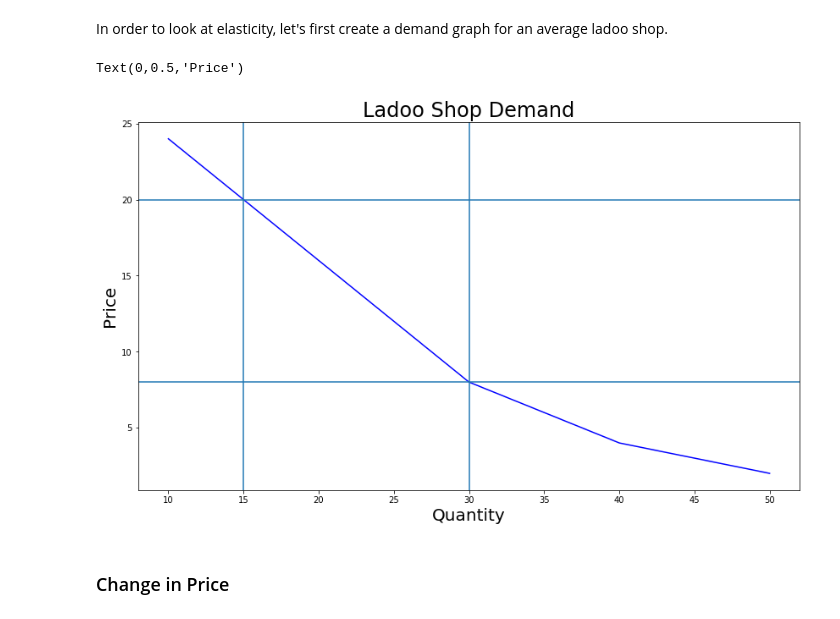
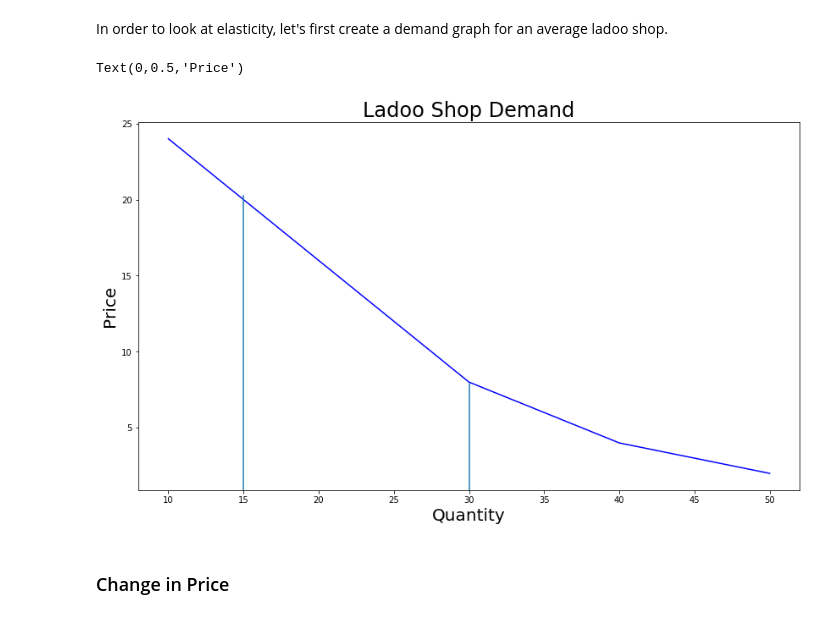
Before and after one commit to TheChanRProject/PieranDataAssistance, a Jupyter notebook: Nishant/elasticity-in-demand.ipynb, the cells around one changed output. Cells and saved outputs as stored; diff of their text form; code cells hidden in the pictures.

```diff
--- a/Nishant/elasticity-in-demand.ipynb
+++ b/Nishant/elasticity-in-demand.ipynb
@@ -33,18 +33,16 @@ In order to look at elasticity, let's first create a demand graph for an average
 # %%
 x_ladoo = np.array([10,20,30,40,50])
 y_ladoo = np.array([24,16,8,4,2])
 fig, ax = plt.subplots(figsize=(14,8))
 ax.plot(x_ladoo, y_ladoo, 'b-')
-plt.axhline(y=8)
-plt.axhline(y=20)
-plt.axvline(x=15)
-plt.axvline(x=30,ymin ymax=8)
+plt.axvline(x=15, ymin=0, ymax=0.70)
+plt.axvline(x=30, ymin=0, ymax=0.29)
 ax.set_title("Ladoo Shop Demand", size=24)
 ax.set_xlabel("Quantity", size=20)
 ax.set_ylabel("Price", size=20)
 # %% [output]
 Text(0,0.5,'Price')
-[figure, old version]
+[figure, new version]
 # %% [markdown]
 ### Change in Price
 # %% [markdown]
```
